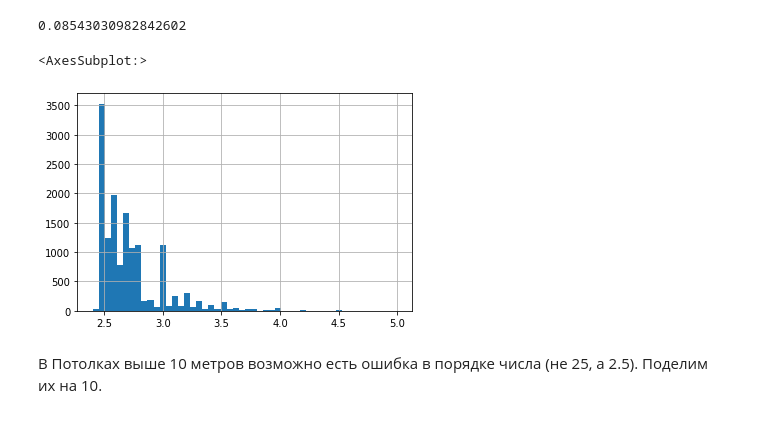
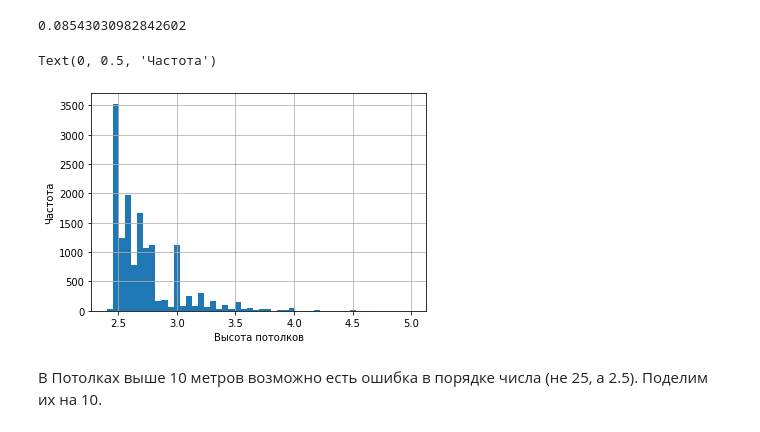
Before and after one commit to SanYattsu/Data_Science_Projects, a Jupyter notebook: Research_of_Ads_for_apartments_sales/Research-of-Advertisements-for-the-Apartments-Sales.ipynb, the cells around one changed output. Cells and saved outputs as stored; diff of their text form; code cells hidden in the pictures.

```diff
--- a/Research_of_Ads_for_apartments_sales/Research-of-Advertisements-for-the-Apartments-Sales.ipynb
+++ b/Research_of_Ads_for_apartments_sales/Research-of-Advertisements-for-the-Apartments-Sales.ipynb
@@ -12,7 +13,7 @@ import numpy as np
 import matplotlib.pyplot as plt
 # %%
 try:
-    df = pd.read_csv('.../real_estate_data.csv', sep='\t', parse_dates=['first_day_exposition'])
+    df = pd.read_csv('real_estate_data.csv', sep='\t', parse_dates=['first_day_exposition'])
 except:
     print('Не удалось загрузить файл, проверьте путь.')
 # %% [markdown]
@@ -151,10 +152,12 @@ df['last_price'].corr(df['ceiling_height'])
 0.08543030982842602
 # %%
 # Гистограмма по высоте
-df.ceiling_height.hist(bins=50, range=(2.4,5))
+ax = df.ceiling_height.hist(bins=50, range=(2.4,5))
+ax.set_xlabel('Высота потолков')
+ax.set_ylabel('Частота')
 # %% [output]
-<AxesSubplot:>
+Text(0, 0.5, 'Частота')
-[figure, old version]
+[figure, new version]
 # %% [markdown]
 В Потолках выше 10 метров возможно есть ошибка в порядке числа (не 25, а 2.5). Поделим их на 10.
 # %%
```
Also changed, not shown: parts of 13 cells of this notebook.
